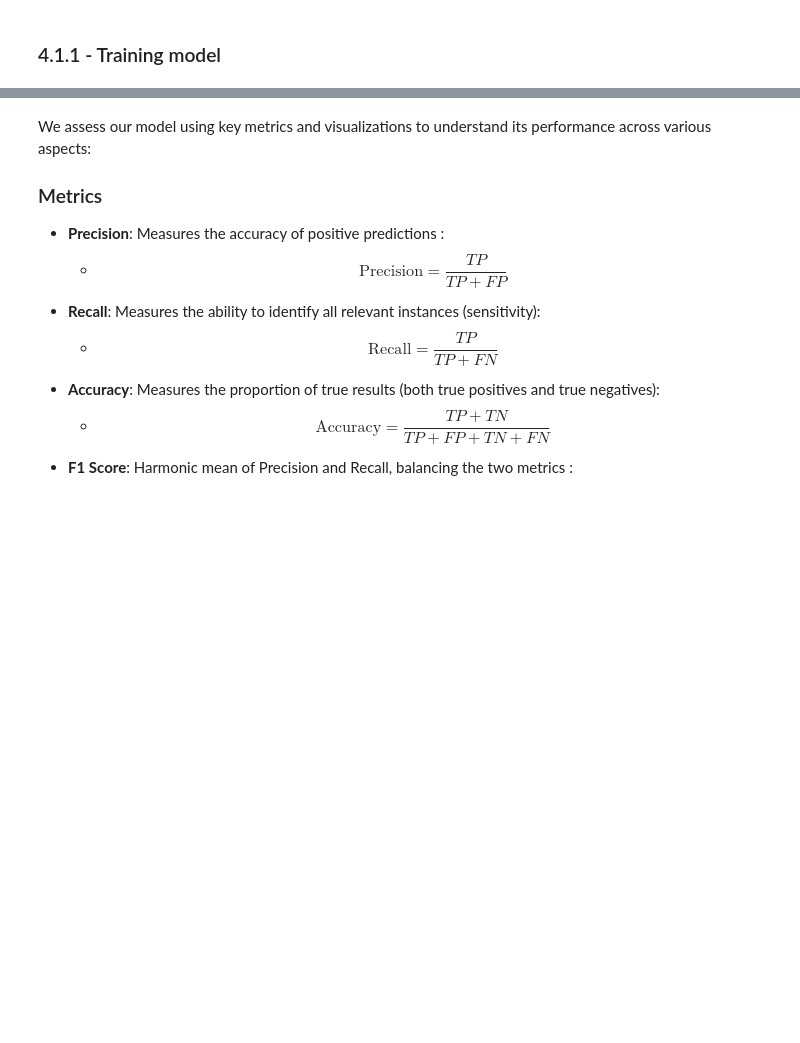
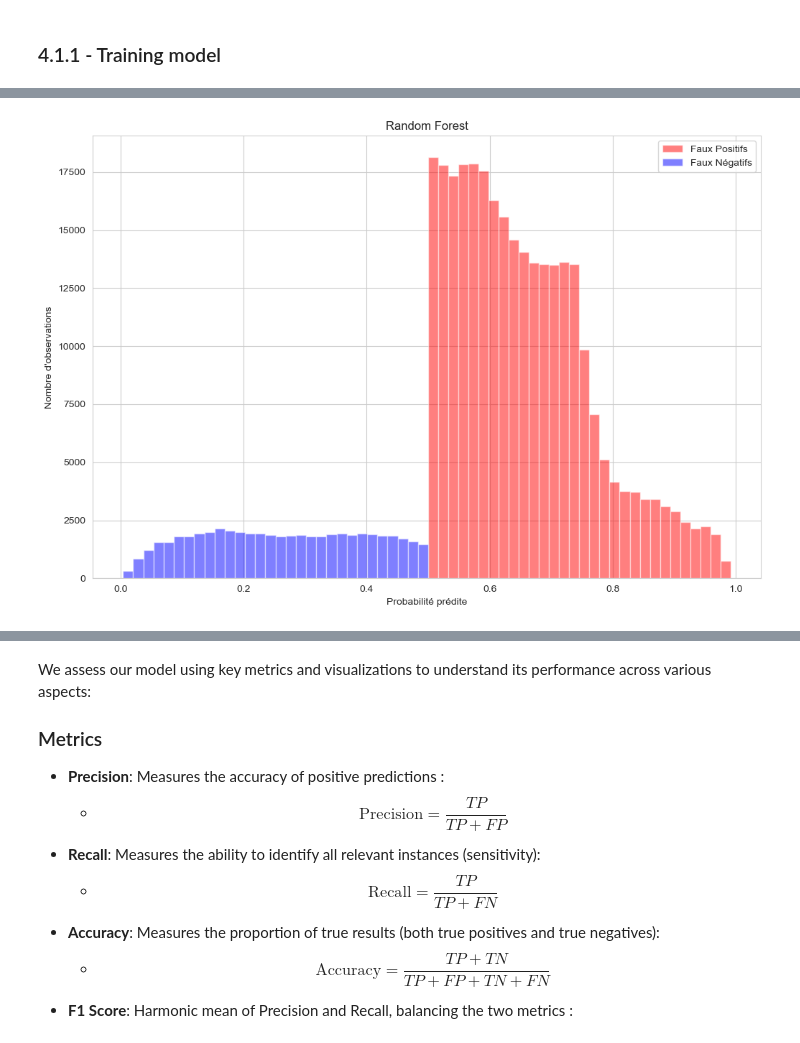
Before and after one commit to GitDeTapha/Smart_Plan_PFE_FALL, a Jupyter notebook: Codes/Prediction_No_Show.ipynb, the cells around one changed output, grey strips where cells are left out. Cells and saved outputs as stored; diff of their text form; code cells hidden in the pictures; blank space fills up the shorter version.

```diff
--- a/Codes/Prediction_No_Show.ipynb
+++ b/Codes/Prediction_No_Show.ipynb
@@ -472,0 +222,4 @@ y_prob = model.predict_proba(X_test)[:, 1]
+# %%
+plot_confidence_histogram(rf_model, X_test, y_test, y_test_proba_rf, title)
+# %% [output]
+[figure, added]
```
Also changed, not shown: parts of 175 cells of this notebook, 10 other files.
